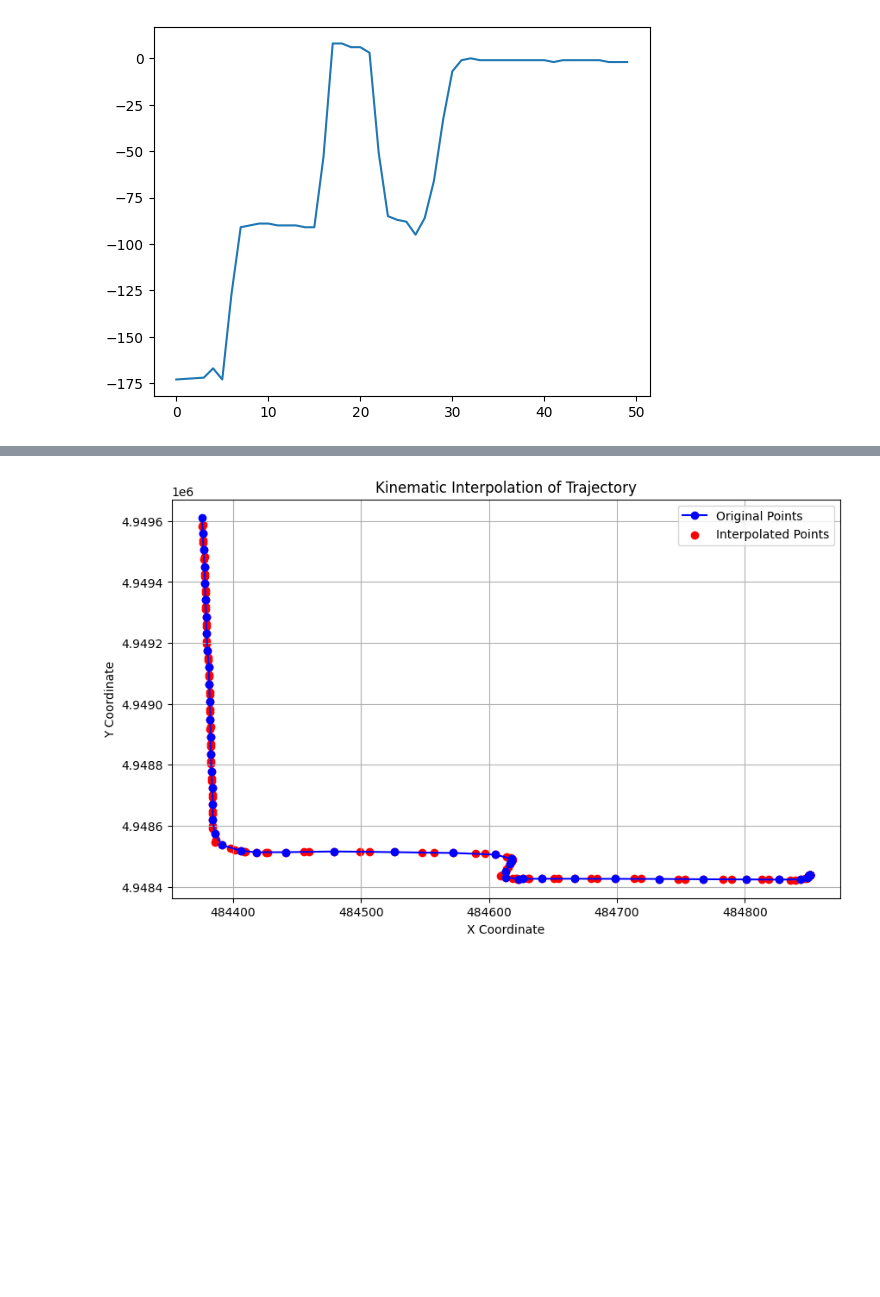
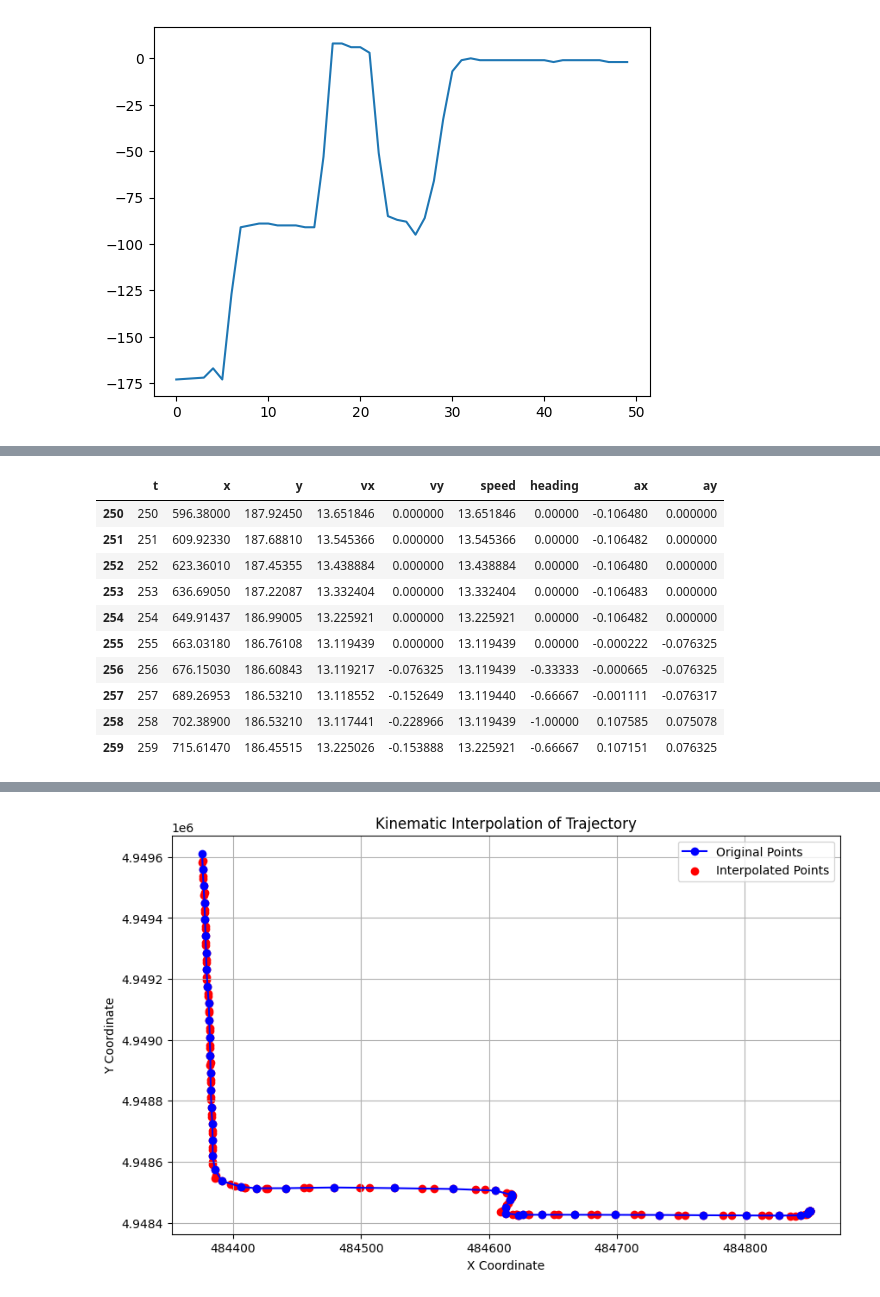
Before and after one commit to bharatwrrr/kinematic-interpolation, a Jupyter notebook: demos/k_interp_demo.ipynb, the cells around one changed output, grey strips where cells are left out. Saved outputs shown, nothing was run; the diff lists cells and outputs as text; code cells hidden in the pictures; blank space fills up the shorter version.

```diff
--- a/demos/k_interp_demo.ipynb
+++ b/demos/k_interp_demo.ipynb
@@ -554,0 +472,14 @@ df
+# %%
+df.iloc[250:260]
+# %% [output]
+|  | t | x | y | vx | vy | speed | heading | ax | ay |
+| 250 | 250 | 596.38000 | 187.92450 | 13.651846 | 0.000000 | 13.651846 | 0.00000 | -0.106480 | 0.000000 |
+| 251 | 251 | 609.92330 | 187.68810 | 13.545366 | 0.000000 | 13.545366 | 0.00000 | -0.106482 | 0.000000 |
+| 252 | 252 | 623.36010 | 187.45355 | 13.438884 | 0.000000 | 13.438884 | 0.00000 | -0.106480 | 0.000000 |
+| 253 | 253 | 636.69050 | 187.22087 | 13.332404 | 0.000000 | 13.332404 | 0.00000 | -0.106483 | 0.000000 |
+| 254 | 254 | 649.91437 | 186.99005 | 13.225921 | 0.000000 | 13.225921 | 0.00000 | -0.106482 | 0.000000 |
+| 255 | 255 | 663.03180 | 186.76108 | 13.119439 | 0.000000 | 13.119439 | 0.00000 | -0.000222 | -0.076325 |
+| 256 | 256 | 676.15030 | 186.60843 | 13.119217 | -0.076325 | 13.119439 | -0.33333 | -0.000665 | -0.076325 |
+| 257 | 257 | 689.26953 | 186.53210 | 13.118552 | -0.152649 | 13.119440 | -0.66667 | -0.001111 | -0.076317 |
+| 258 | 258 | 702.38900 | 186.53210 | 13.117441 | -0.228966 | 13.119439 | -1.00000 | 0.107585 | 0.075078 |
+| 259 | 259 | 715.61470 | 186.45515 | 13.225026 | -0.153888 | 13.225921 | -0.66667 | 0.107151 | 0.076325 |
```
Also changed, not shown: parts of 22 cells of this notebook, 1 other file.
